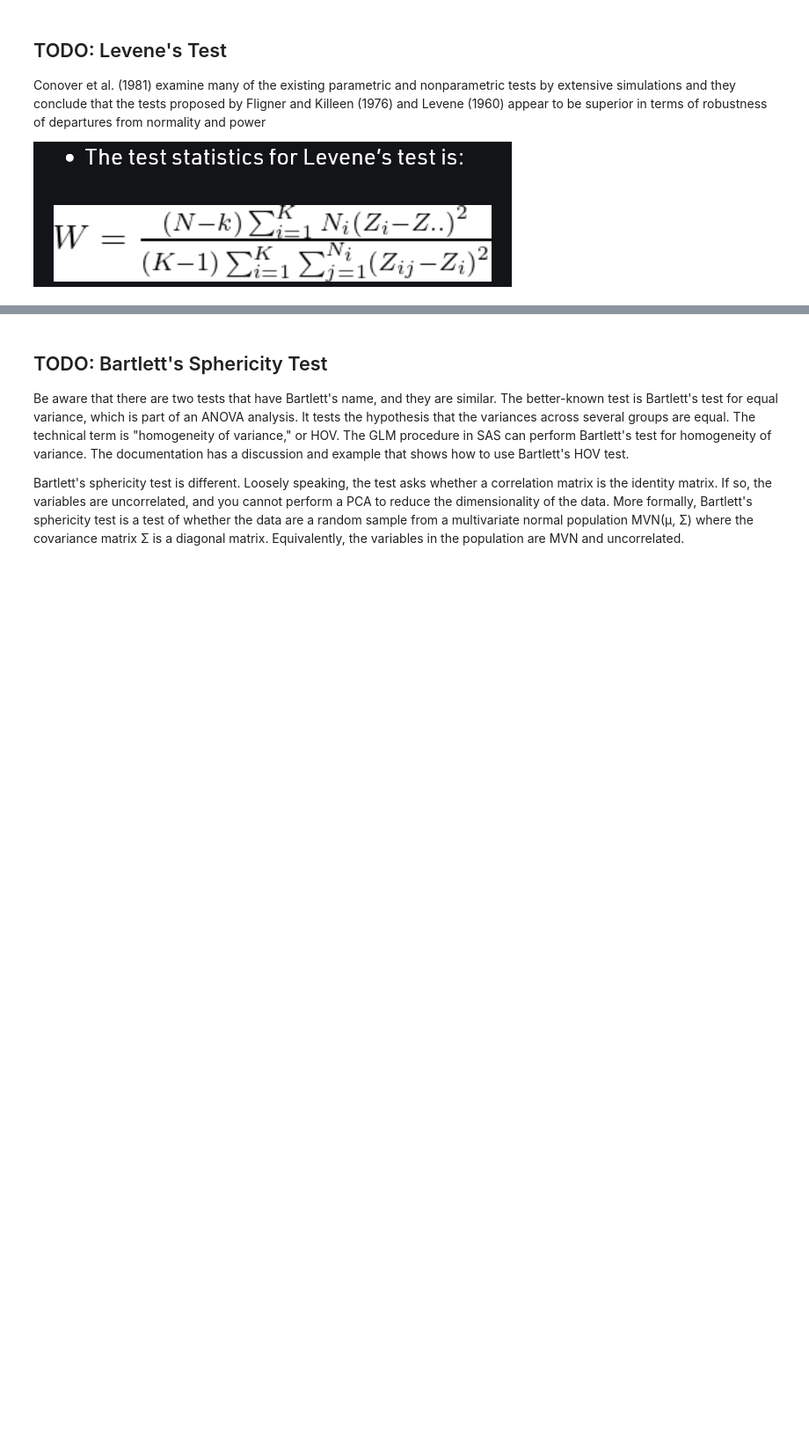
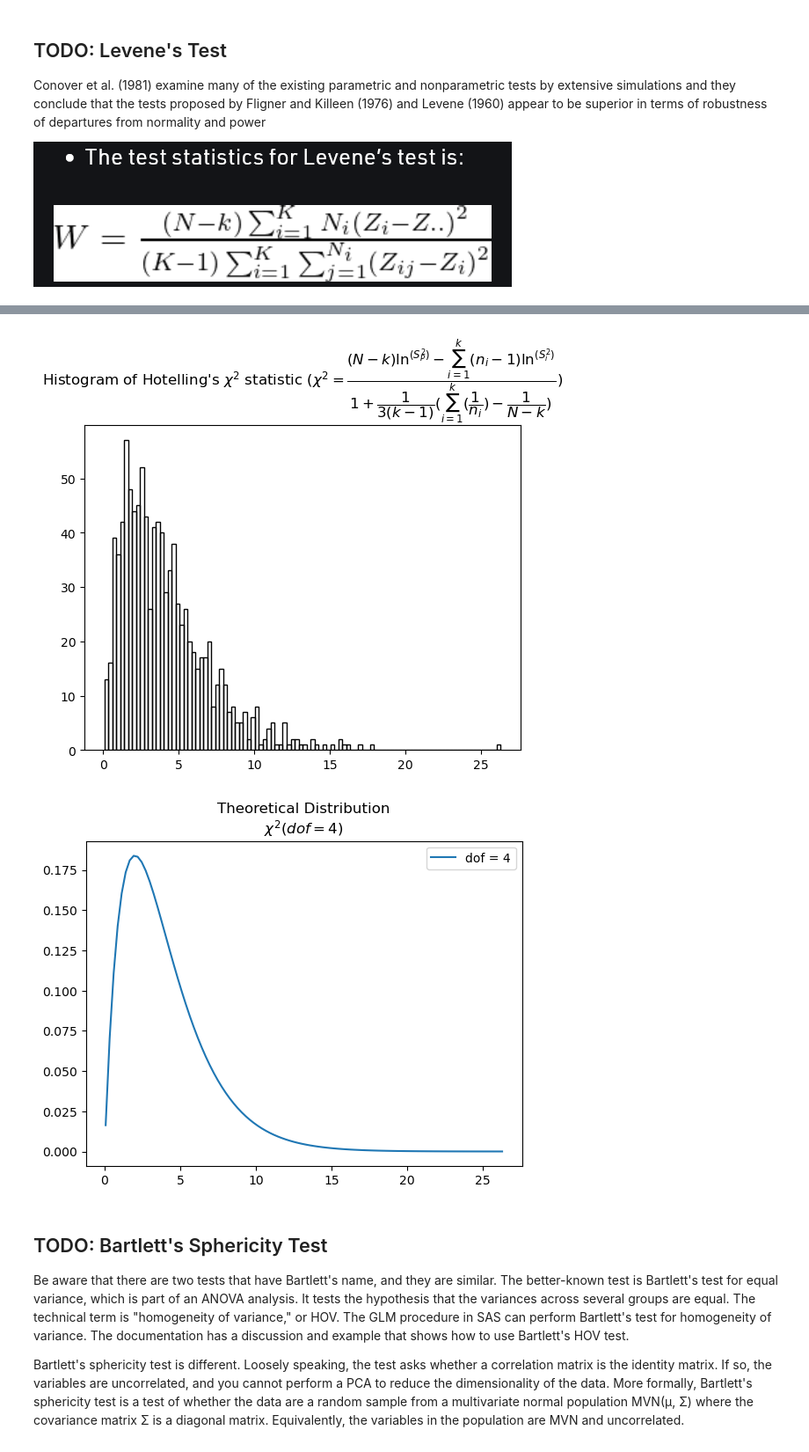
Before and after one commit to zhangys11/mc, a Jupyter notebook: demo.ipynb, the cells around one changed output, grey strips where cells are left out. Shown at 88% size. Saved outputs shown, nothing was run; the diff lists cells and outputs as text; code cells hidden in the pictures; blank space fills up the shorter version.

```diff
--- a/demo.ipynb
+++ b/demo.ipynb
@@ -656,3 +670,9 @@ In statistics, Bartlett's test, named after Maurice Stevenson Bartlett,[1] is us
+# %%
+%run src\mc\samplings.py
+bartlett_hov_stat()
+# %% [output]
+[figure, added]
+[figure, added]
 # %% [markdown]
 ## TODO: Bartlett's Sphericity Test
 
```
Also changed, not shown: parts of 5 cells of this notebook, 1 other file.
